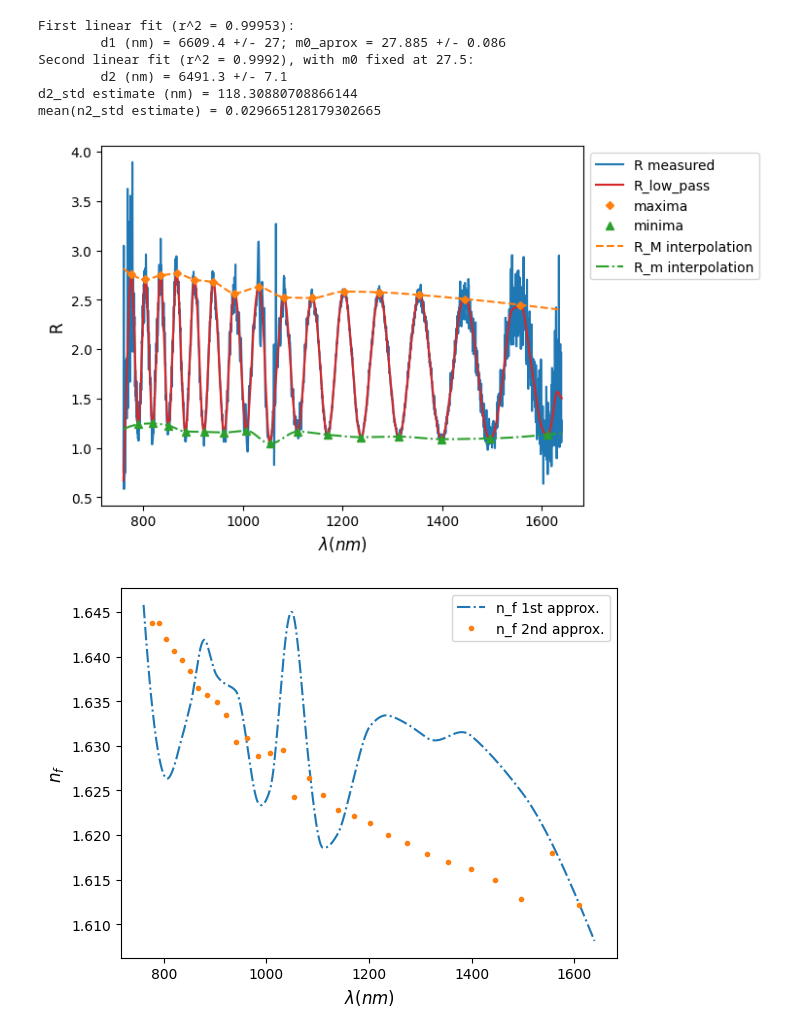
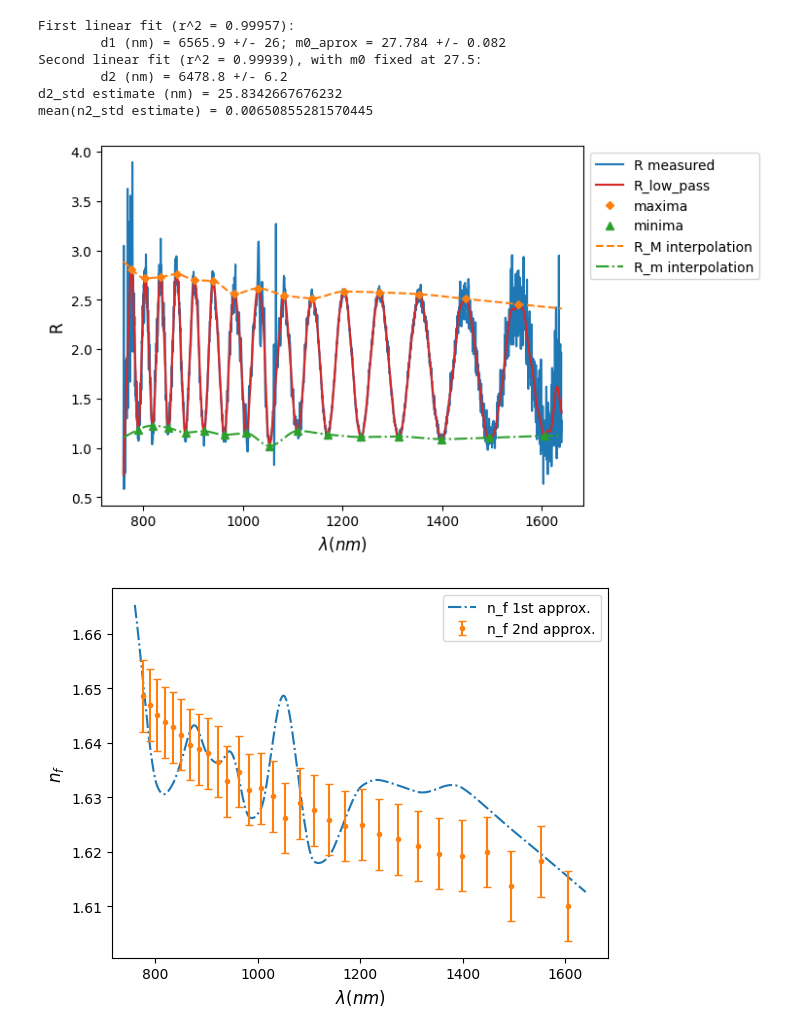
Before and after one commit to beatrizgsoares/refractive-index-public, a Jupyter notebook: n_experimental.ipynb, the cells around one changed output. Cells and saved outputs as stored; diff of their text form; code cells hidden in the pictures.

```diff
--- a/n_experimental.ipynb
+++ b/n_experimental.ipynb
@@ -21,11 +21,11 @@ start_wav, stop_wav = 760, 1640
 df_r_i = trim_df(ler_OSA(f"{diretorio}/R{sample_n}/W0000.CSV"), start_wav, stop_wav)
 df_t_i = trim_df(ler_OSA(f"{diretorio}/T{sample_n}/W0000.CSV"), start_wav, stop_wav)
 
-#Reflection and transmission spectrum, with cavity
+# #Reflection and transmission spectrum, with cavity
 df_r = trim_df(ler_OSA(f"{diretorio}/R{sample_n}/W{meas_n:04d}.CSV"), start_wav, stop_wav)
 df_t = trim_df(ler_OSA(f"{diretorio}/T{sample_n}/W{meas_n:04d}.CSV"), start_wav, stop_wav)
 
-# R_raw = trim_df(ler_OSA(f'{diretorio}/R{sample_n}/W{meas_n:04d}.CSV'), start_wav, stop_wav)
+# R_raw = df_r['Power lin']
 R_raw = df_r["Power lin"]/df_r_i["Power lin"]*df_t_i["Power lin"]/df_t["Power lin"]
 R = R_raw
 
@@ -34,10 +34,11 @@ wavs = df_r['Wavelength (nm)']
 #Remove laser peak (if necessary)
 laser_peak_start, laser_peak_stop = 1061, 1069
 R_no_peak = remove_laser_peak(df_r["Wavelength (nm)"], R, laser_peak_start, laser_peak_stop)
-R = R_no_peak
 
 fs = 1/(wavs[1]-wavs[0])
-cutoff = 0.05
+cutoff = 0.064
+# for cutoff in np.arange(0.048, 0.08, 0.002):
+R = R_no_peak
 R_low_pass = butter_filter(R, cutoff, fs=fs)
 
 R, R_label = R_low_pass, 'R_low_pass'
@@ -48,8 +49,11 @@ extr = np.sort(np.append(results['max_R'], results['min_R']))
 m_spacing = np.arange(0, (len(extr))*0.5, 0.5)
 x_axis = 2*results['n1'][extr]/wavs[extr]
 
-d2_std = d2_std_estimate(results['d2_std'], np.abs(results['m0_exact']-results['m0_aprox']), x_axis) #results['m0_aprox_std'],np.abs(results['m0_exact']-results['m0_aprox'])
+# d2_std = results['d2_std']
+d2_std = d2_std_estimate(results['d2_std'], results['m0_aprox_std'], x_axis) #results['m0_aprox_std'],np.abs(results['m0_exact']-results['m0_aprox'])
 n2_std = n2_std_estimate(results['n2'], results['d2'], d2_std, wavs[extr], (wavs[1]-wavs[0])/2)
+
+# print(f'cutoff = {cutoff}, d = {results["d2"]}, d2_std est = {d2_std}')
 
 # use_n = results['n1'][extr]
 use_n = results['n2']
@@ -87,44 +91,52 @@ plt.ylabel('R', fontsize = font_size)
 
 fig2 = plt.figure(2)
 plt.plot(wavs, results['n1'], '-.', label = f'n_f 1st approx.')
-plt.plot(wavs[extr], results['n2'], '.', label = f'n_f 2nd approx.')
-# plt.errorbar(wavs[extr], results['n2'], yerr = n2_std, fmt = '.', capsize = 3, label = f'n_f 2nd approx.')
+# plt.plot(wavs[extr], results['n2'], '.', label = f'n_f 2nd approx.')
+plt.errorbar(wavs[extr], results['n2'], yerr = n2_std, fmt = '.', capsize = 3, label = f'n_f 2nd approx.')
 plt.legend()
 plt.xlabel(r'$\lambda (nm)$', fontsize = font_size)
 plt.ylabel(r'$n_f$', fontsize = font_size)
 
 factor, xlabel = 10**3, r'$2n_{f1}/\lambda_{tan}\ ({\mu m}^{-1})$'
 fig3 = plt.figure(3)
 plt.plot(x_axis*factor, m_spacing, 'o', label = f'data', markersize = 4)
 plt.plot(x_axis*factor, -x_axis*results['d1']+results['m0_aprox'], '-C0', label = f'first fit') #f'first fit ({interpol}, {filter_name})'
 plt.plot(x_axis*factor, -x_axis*results['d2']+results['m0_exact'], '--', label = f'second fit')
 plt.ylabel(r'$\Delta m$', fontsize = font_size)
 plt.xlabel(xlabel, fontsize = font_size)
 plt.legend()
 
 fig4 = plt.figure(4)
 plt.plot(wavs[extr], x_M, 'DC1', label = 'x_M', markersize = 4)
 plt.plot(wavs[extr], x_m, '^C2', label = 'x_m')
 plt.plot(wavs[extr], x_Mm, '.C3', label = 'x_Mm')
 plt.ylabel(r'$x$', fontsize = font_size)
 plt.xlabel(r'$\lambda\ (nm)$', fontsize = font_size)
 plt.legend()
 
 fig5 = plt.figure(5)
 plt.plot(wavs[extr], alpha_M, 'DC1', label = 'alpha_M', markersize = 4)
 plt.plot(wavs[extr], alpha_m, '^C2', label = 'alpha_m')
-plt.plot(wavs[extr], alpha_Mm, '.C3', label = 'alpha_m')
+plt.plot(wavs[extr], alpha_Mm, '.C3', label = 'alpha_Mm')
 plt.ylabel(r'$\alpha\ (cm^{-1})$', fontsize = font_size)
 plt.xlabel(r'$\lambda\ (nm)$', fontsize = font_size)
 plt.legend()
 
 plt.show()
+
+# #--Save figure--
+# direc = "Figuras/"
+# fmt = 'pdf'
+# dic = {'R_exp': fig1, 'n_exp': fig2, 'delta_m_vs_2nf1_lambda': fig3, 'x_exp': fig4, 'alpha_exp': fig5}
+# save = ['R_exp', 'delta_m_vs_2nf1_lambda']
+# for name in save:
+#     dic[name].savefig(f'{direc}{name}.{fmt}', format=fmt, bbox_inches='tight')
 # %% [output]
-First linear fit (r^2 = 0.99953):
-        d1 (nm) = 6609.4 +/- 27; m0_aprox = 27.885 +/- 0.086
-Second linear fit (r^2 = 0.9992), with m0 fixed at 27.5:
-        d2 (nm) = 6491.3 +/- 7.1
-d2_std estimate (nm) = 118.30880708866144
-mean(n2_std estimate) = 0.029665128179302665
+First linear fit (r^2 = 0.99957):
+        d1 (nm) = 6565.9 +/- 26; m0_aprox = 27.784 +/- 0.082
+Second linear fit (r^2 = 0.99939), with m0 fixed at 27.5:
+        d2 (nm) = 6478.8 +/- 6.2
+d2_std estimate (nm) = 25.8342667676232
+mean(n2_std estimate) = 0.00650855281570445
-[figure, old version]
+[figure, new version]
-[figure, old version]
+[figure, new version]
```
Also changed, not shown: parts of 3 cells of this notebook.
